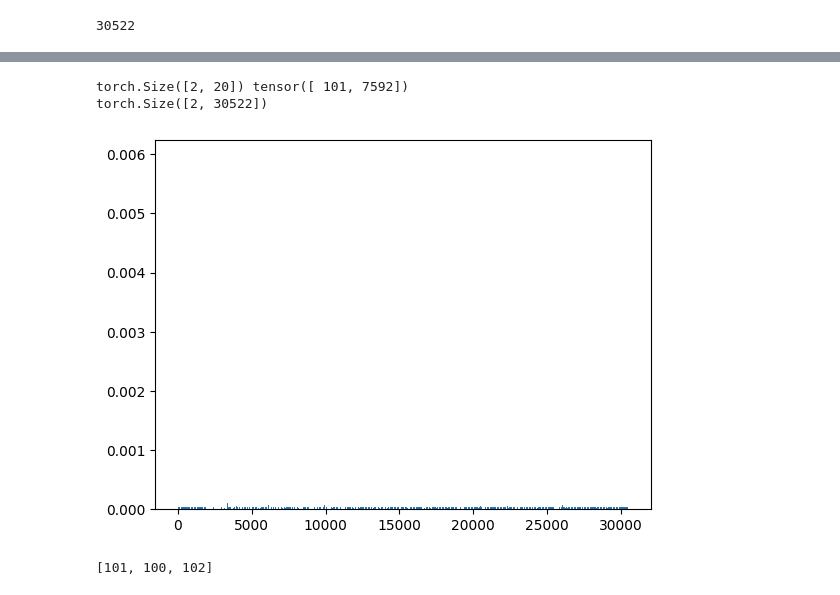
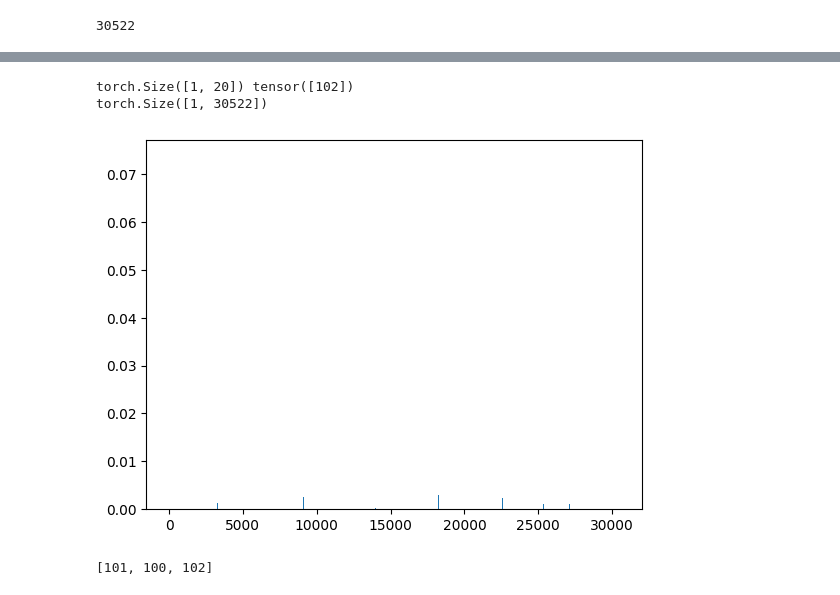
Before and after one commit to Trickshotblaster/nn-practices, a Jupyter notebook: actual_words.ipynb, the cells around one changed output, grey strips where cells are left out. Drawn from its saved outputs; the diff is of its cells as text; code cells hidden in the pictures.

```diff
--- a/actual_words.ipynb
+++ b/actual_words.ipynb
@@ -127,9 +127,9 @@ def make_batch(batch):
 n_hidden = 500
 # %%
 C = torch.randn((vocab_size, emb_dim)).to(device)
-w1 = torch.randn((emb_dim * context_len, n_hidden)).to(device) * 0.01
+w1 = torch.randn((emb_dim * context_len, n_hidden)).to(device) * 0.1
 b1 = torch.randn(n_hidden).to(device) * 0.01
-w2 = torch.randn((n_hidden, vocab_size)).to(device) * 0.01
+w2 = torch.randn((n_hidden, vocab_size)).to(device) * 0.1
 b2 = torch.randn(vocab_size).to(device) * 0.01
 
 bngain = torch.ones((1, n_hidden)).to(device)
@@ -277,24 +297,26 @@ cont_random("Romeo")
 # %%
 @torch.no_grad()
 def view_forward(text):
   ins = text
   x = tokenizer.encode(text)
   context = [0] * (context_len - len(x)) + x if (context_len - len(x)) > 0 else x[:-context_len]
+  if context_len == 1:
+    context = [x[-1]]
   context = torch.tensor(context)
   emb = C[context].view(-1, emb_dim * context_len)
   print(emb.shape, context)
   l1 = (emb @ w1 + b1).tanh()
   out = l1 @ w2 + b2
   out = F.softmax(out, dim=1)
   print(out.shape)
-  plt.bar(torch.arange(30522), out[0].cpu().numpy())
+  plt.bar(torch.arange(30522), out.view(-1).cpu().numpy())
 
 
 view_forward("Hello")
 # %% [output]
-torch.Size([2, 20]) tensor([ 101, 7592])
-torch.Size([2, 30522])
+torch.Size([1, 20]) tensor([102])
+torch.Size([1, 30522])
-[figure, old version]
+[figure, new version]
 # %%
 tokenizer.encode("[UNK]")
 # %% [output]
```
Also changed, not shown: parts of 7 cells of this notebook.
